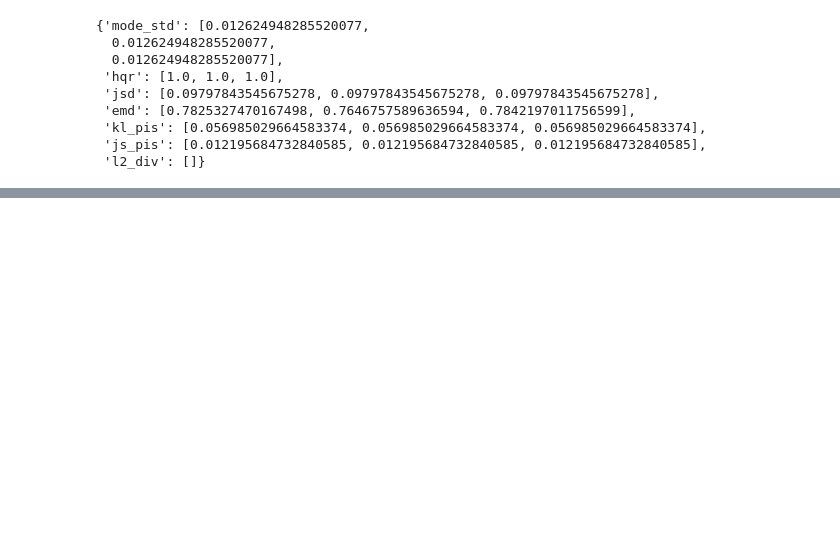
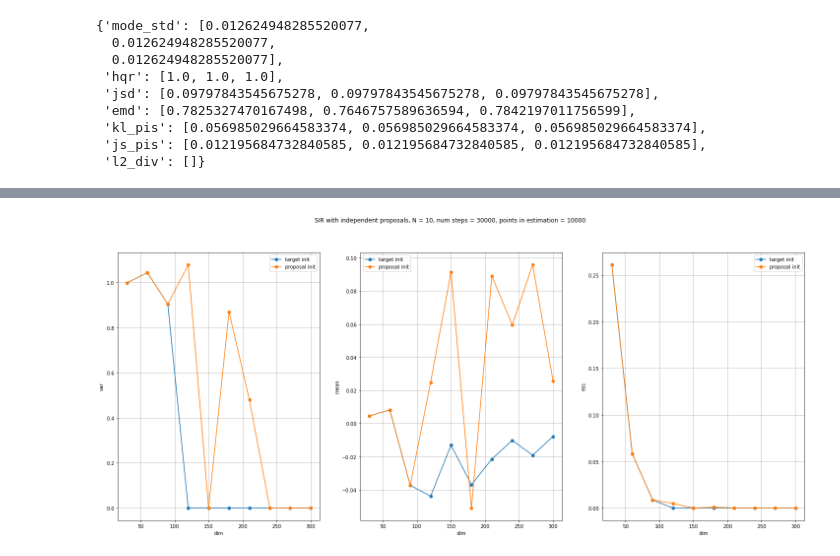
Before and after one commit to premolab/gans_sampling, a Jupyter notebook: notebooks/known_target.ipynb, the cells around one changed output, grey strips where cells are left out. Drawn from its saved outputs; the diff is of its cells as text; code cells hidden in the pictures; blank space fills up the shorter version.

Commit message:
add experiments with SIR in known_target notebook

```diff
--- a/notebooks/known_target.ipynb
+++ b/notebooks/known_target.ipynb
@@ -341,0 +344,19 @@ langevin_sampling_plot_2d(true_target,
+# %%
+device = torch.device('cuda' if torch.cuda.is_available() else 'cpu')
+n_dim = 50
+loc_proposal = torch.zeros(n_dim).to(device)
+var_proposal = 2.0
+scale_proposal = (var_proposal**0.5)*torch.ones(n_dim).to(device)
+proposal_args = DotDict()
+proposal_args.device = device
+proposal_args.loc = loc_proposal
+proposal_args.scale = scale_proposal
+proposal = IndependentNormal(proposal_args)
+# %%
+loc_target = torch.zeros(n_dim).to(device)
+scale_target = torch.ones(n_dim).to(device)
+target_args = DotDict()
+target_args.device = device
+target_args.loc = loc_target
+target_args.scale = scale_target
+target = IndependentNormal(target_args)
@@ -341,0 +524,29 @@ langevin_sampling_plot_2d(true_target,
+# %%
+fig, axs = plt.subplots(ncols=3, nrows=1, figsize=(25, 10))
+name = f'SIR with independent proposals, N = {N}, num steps = {n_steps}, points in estimation = {num_points_in_chain}'
+fig.suptitle(name)
+
+#axs[0].axhline(var_target, label='real', color='black')
+axs[0].set_xlabel('dim')
+axs[0].set_ylabel('var')
+
+#axs[1].axhline(0.0, label='real', color='black')
+axs[1].set_xlabel('dim')
+axs[1].set_ylabel('mean')
+
+#axs[2].axhline(0.0, label='real', color='black')
+axs[2].set_xlabel('dim')
+axs[2].set_ylabel('ess')
+
+modes_to_plot = ['mean_var', 'mean_loc', 'ess']
+for i, mode in enumerate(modes_to_plot):
+    axs[i].plot(dim_arr, dict_results['target'][mode], label='target init', marker='o')
+    axs[i].plot(dim_arr, dict_results['proposal'][mode], label='proposal init', marker='o')
+
+for ax in axs:
+    ax.grid()
+    ax.legend()
+
+plt.show()
+# %% [output]
+[figure, added]
```
Also changed, not shown: parts of 10 cells of this notebook, 1 other file.
